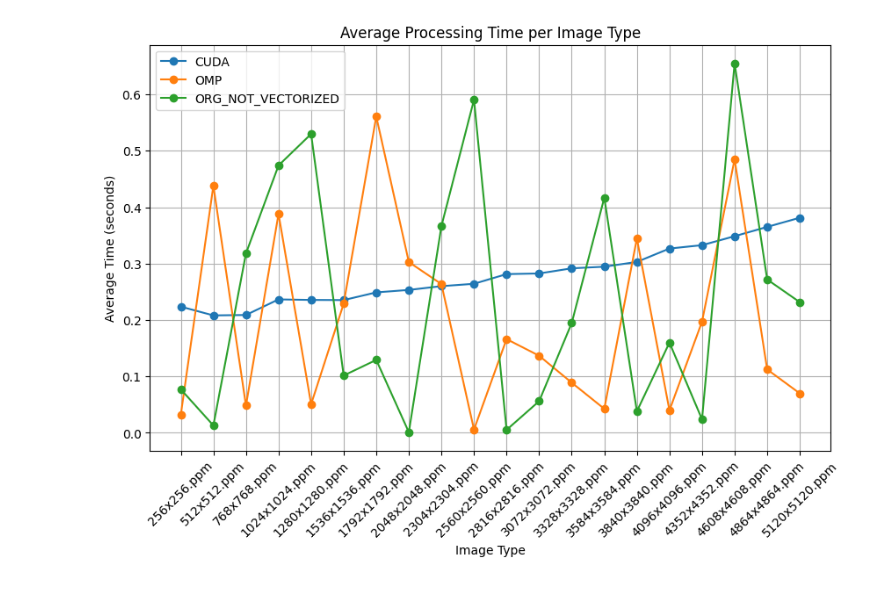
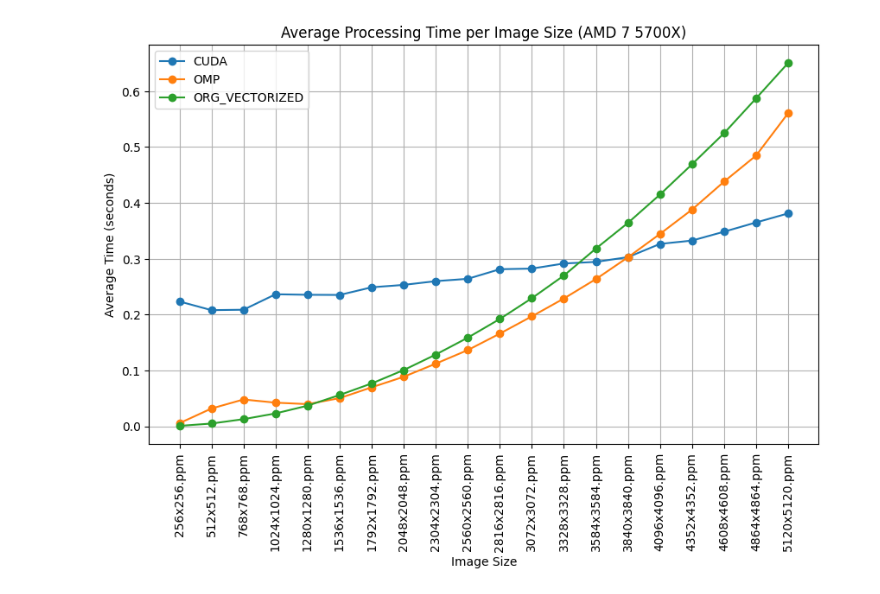
Before and after one commit to claudiofcguerra/CP-23-24-57534-60747, a Jupyter notebook: visualization/create_visualizations.ipynb, the cells around one changed output. Drawn from its saved outputs; the diff is of its cells as text; code cells hidden in the pictures.

```diff
--- a/visualization/create_visualizations.ipynb
+++ b/visualization/create_visualizations.ipynb
@@ -6,49 +6,64 @@ import pandas as pd
 import matplotlib.pyplot as plt
 
 # Define the paths
-results_folder = '../results'
-csv_suffixes = ["CUDA", "OMP",  "ORG_NOT_VECTORIZED"]
+results_folder = "../results"
+csv_suffixes = [
+    "CUDA",
+    "OMP",
+    "ORG_VECTORIZED",
+    # "ORG_NOT_VECTORIZED",
+]
 
 # Initialize a dictionary to hold the data
-data = {suffix: [] for suffix in csv_suffixes}
-image_types = []
+data = {suffix: {} for suffix in csv_suffixes}
+image_types = set()
 
 # Load the data from the CSV files
 for suffix in csv_suffixes:
     for file_name in os.listdir(results_folder):
         if file_name.endswith(f"_{suffix}_timing_results.csv"):
             # Extract the image type from the file name
-            image_type = file_name.split('_')[0]
-            if image_type not in image_types:
-                image_types.append(image_type)
+            image_type = file_name.split("_")[0]
+            image_types.add(image_type)
 
             # Read the CSV file
             csv_path = os.path.join(results_folder, file_name)
-            df = pd.read_csv(csv_path, header=None, names=['wall_time', 'cpu_time'])
+            df = pd.read_csv(csv_path, header=None, names=["wall_time", "cpu_time"])
 
             # Calculate the average wall time
-            avg_wall_time = df['wall_time'].mean() / 1000  # Convert milliseconds to seconds
+            avg_wall_time = df["wall_time"].mean() / 1000  # Convert milliseconds to seconds
 
             # Store the result
-            data[suffix].append(avg_wall_time)
+            if image_type not in data[suffix]:
+                data[suffix][image_type] = []
+            data[suffix][image_type].append(avg_wall_time)
 
 # Create a DataFrame for plotting
-plot_data = pd.DataFrame(data, index=image_types)
+plot_data = {suffix: [] for suffix in csv_suffixes}
+ordered_image_types = sorted(image_types, key=lambda x: int(x.split("x")[0]))
 
-# Define the order of image types based on their size (e.g., 256x256, 512x512, ...)
-ordered_image_types = sorted(image_types, key=lambda x: int(x.split('x')[0]))
+for suffix in csv_suffixes:
+    for image_type in ordered_image_types:
+        if image_type in data[suffix]:
+            avg_time = sum(data[suffix][image_type]) / len(data[suffix][image_type])
+            plot_data[suffix].append(avg_time)
+        else:
+            plot_data[suffix].append(None)
+
+# Create a DataFrame for plotting
+plot_df = pd.DataFrame(plot_data, index=ordered_image_types)
 
 # Plot the results with ordered image types
 plt.figure(figsize=(10, 6))
 for suffix in csv_suffixes:
-    plt.plot(ordered_image_types, plot_data.loc[ordered_image_types, suffix], marker='o', label=suffix)
+    plt.plot(ordered_image_types, plot_df[suffix], marker="o", label=suffix)
 
-plt.xlabel('Image Type')
-plt.xticks(rotation=45)  # Rotate labels to 45 degrees
-plt.ylabel('Average Time (seconds)')
-plt.title('Average Processing Time per Image Type')
+plt.xlabel("Image Size")
+plt.xticks(rotation=90)  # Rotate labels to 90 degrees
+plt.ylabel("Average Time (seconds)")
+plt.title("Average Processing Time per Image Size (AMD 7 5700X)")
 plt.legend()
 plt.grid(True)
 plt.show()
 # %% [output]
-[figure, old version]
+[figure, new version]
```
Also changed, not shown: 7 other files.
